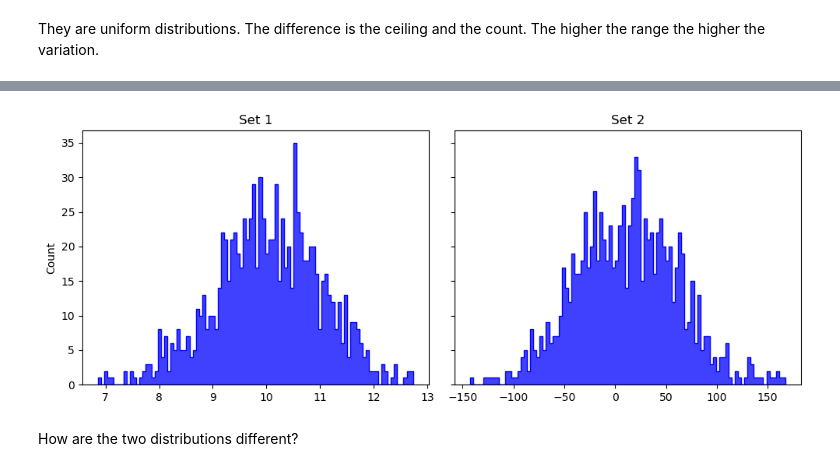
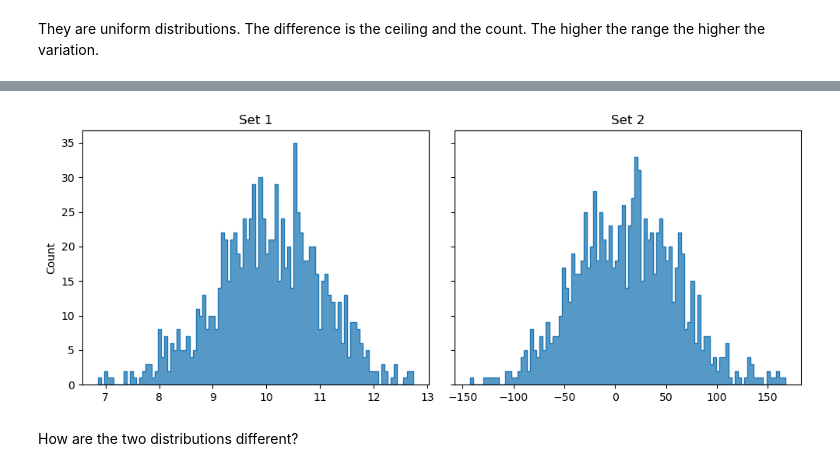
Before and after one commit to Ironhack-Data-Madrid-Octubre-2023/6.1-lab_continuous_probability_distributions, a Jupyter notebook: your-code/main.ipynb, the cells around one changed output, grey strips where cells are left out. Saved outputs shown, nothing was run; the diff lists cells and outputs as text; code cells hidden in the pictures.

```diff
--- a/your-code/main.ipynb
+++ b/your-code/main.ipynb
@@ -112,17 +112,17 @@ norm2=norm.rvs(loc=10, scale=50, size=1000)
 # %%
 fig, axes = plt.subplots(1, 2, figsize=(10, 4), sharey=True)
 
-sns.histplot(norm1, element='step', bins=100, color='blue', ax=axes[0])
+sns.histplot(norm1, element='step', bins=100, ax=axes[0])
 axes[0].set_title('Set 1')
 
-sns.histplot(norm2, element='step', bins=100, color='blue', ax=axes[1])
+sns.histplot(norm2, element='step', bins=100, ax=axes[1])
 axes[1].set_title('Set 2')
 
 plt.tight_layout()
 
 plt.show()
 # %% [output]
-[figure, old version]
+[figure, new version]
 # %% [markdown]
 How are the two distributions different?
 # %% [markdown]
```
Also changed, not shown: parts of 1 cell of this notebook.
